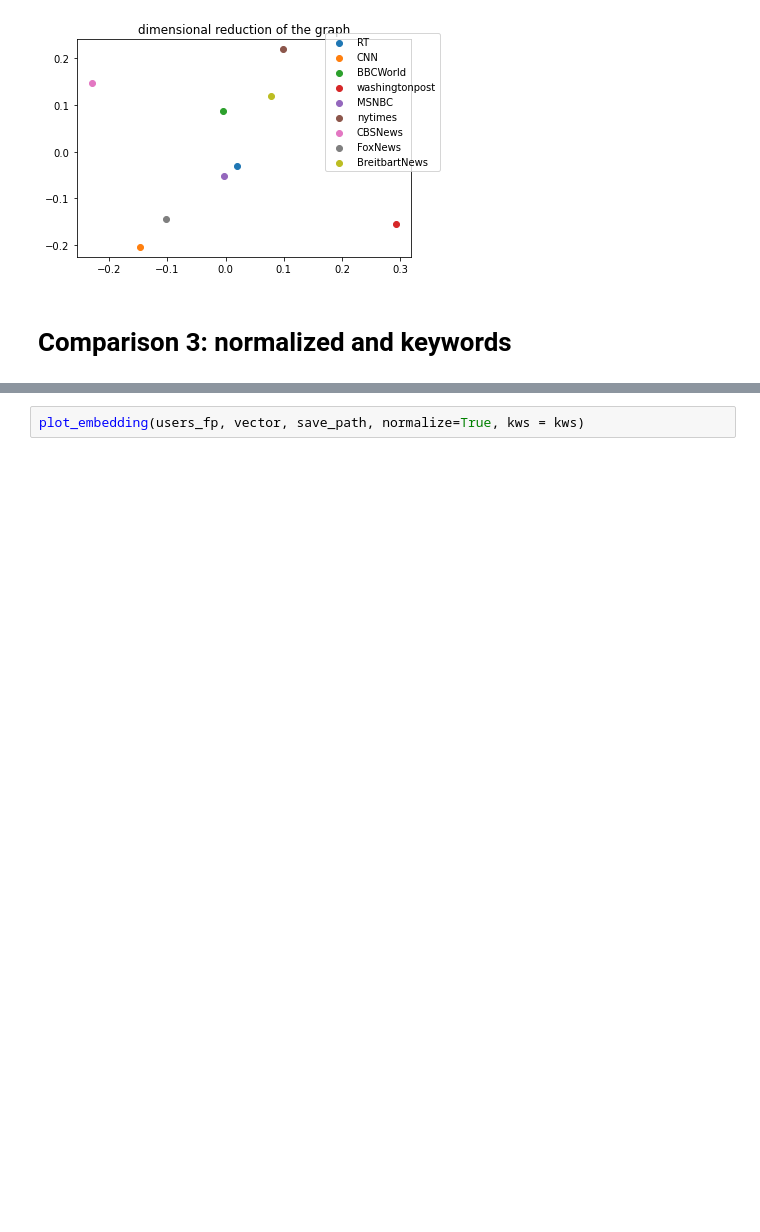
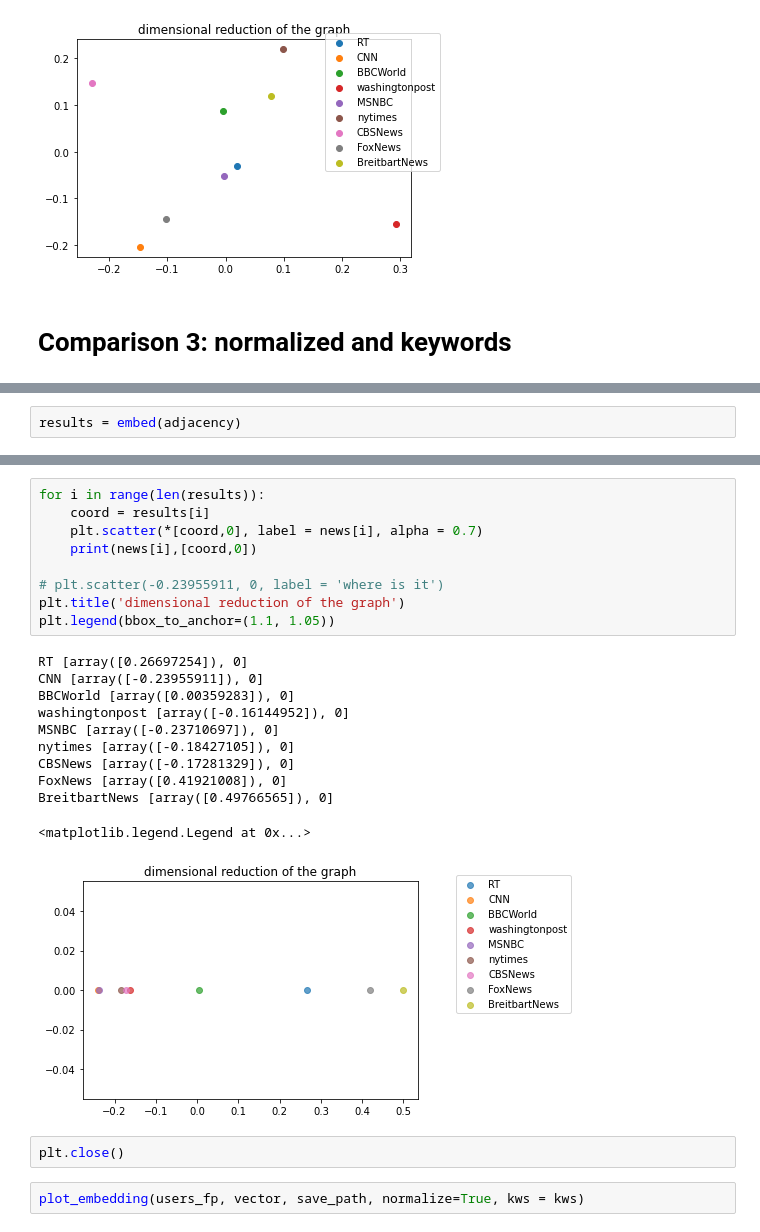
Before and after one commit to ChrisLy99/political_bots, a Jupyter notebook: adjacency_demo.ipynb, the cells around one changed output, grey strips where cells are left out. Drawn from its saved outputs; the diff is of its cells as text; blank space fills up the shorter version.

```diff
--- a/adjacency_demo.ipynb
+++ b/adjacency_demo.ipynb
@@ -81,0 +134,2 @@ plot_embedding(users_fp, vector, save_path, normalize=False, dim=2)
+# %%
+results = embed(adjacency)
@@ -82,3 +148,26 @@ plot_embedding(users_fp, vector, save_path, normalize=False, dim=2)
+# %%
+for i in range(len(results)):
+    coord = results[i]
+    plt.scatter(*[coord,0], label = news[i], alpha = 0.7)
+    print(news[i],[coord,0])
+
+# plt.scatter(-0.23955911, 0, label = 'where is it')
+plt.title('dimensional reduction of the graph')
+plt.legend(bbox_to_anchor=(1.1, 1.05))
+# %% [output]
+RT [array([0.26697254]), 0]
+CNN [array([-0.23955911]), 0]
+BBCWorld [array([0.00359283]), 0]
+washingtonpost [array([-0.16144952]), 0]
+MSNBC [array([-0.23710697]), 0]
+nytimes [array([-0.18427105]), 0]
+CBSNews [array([-0.17281329]), 0]
+FoxNews [array([0.41921008]), 0]
+BreitbartNews [array([0.49766565]), 0]
+<matplotlib.legend.Legend at 0x...>
+[figure, added]
+# %%
+plt.close()
 # %%
 plot_embedding(users_fp, vector, save_path, normalize=True, kws = kws)
 # %% [output]
```
Also changed, not shown: parts of 12 cells of this notebook, 5 other files.
